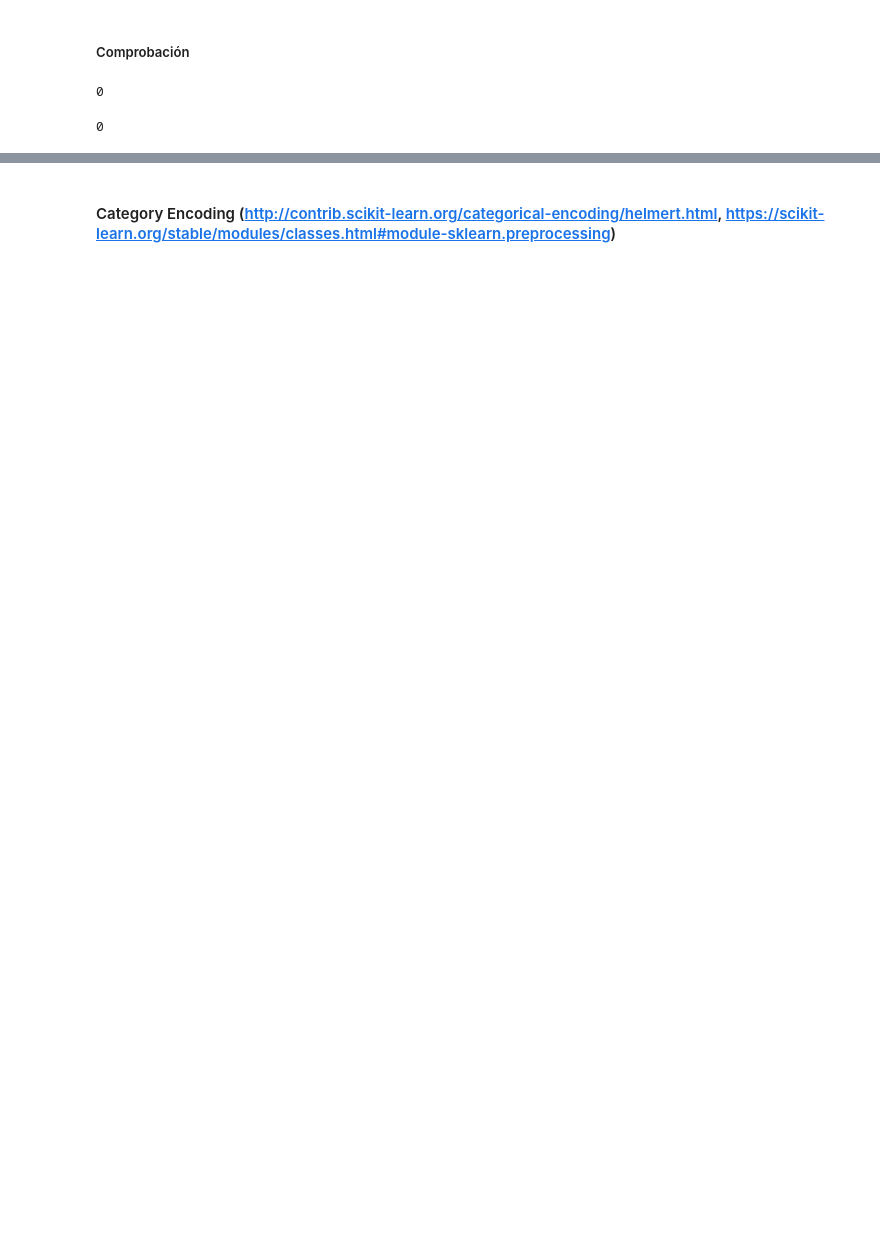
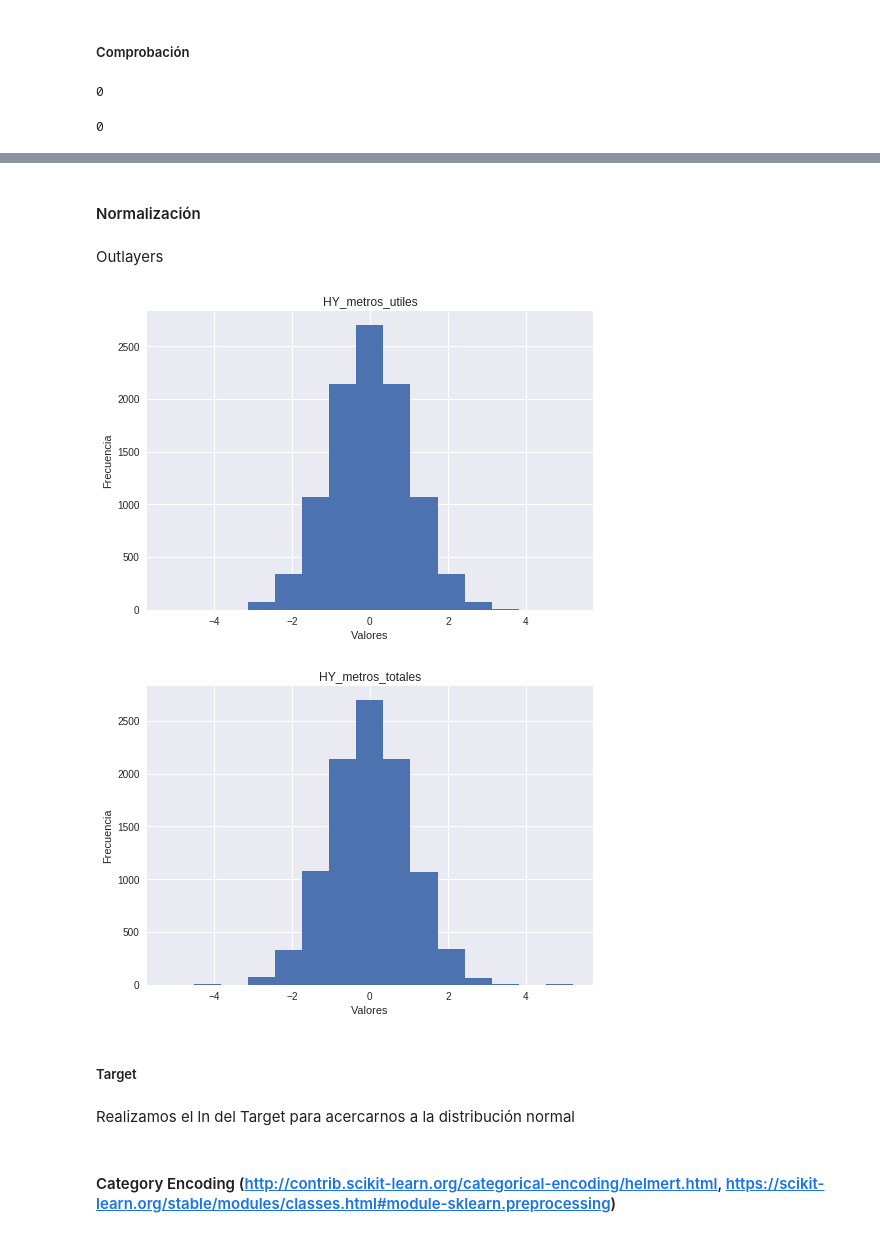
Before and after one commit to Blijf/Datathon, a Jupyter notebook: Datathon_colab.ipynb, the cells around one changed output, grey strips where cells are left out. Saved outputs shown, nothing was run; the diff lists cells and outputs as text; code cells hidden in the pictures; blank space fills up the shorter version.

```diff
--- a/Datathon_colab.ipynb
+++ b/Datathon_colab.ipynb
@@ -192,6 +206,7 @@ s_df_model=s_df_model.drop(['HY_cert_energ'],axis=1)
 # %% [markdown]
 Nos quedamos con el dataframe sin nulls
 # %%
+
 nulls_columns=s_df_model.columns[s_df_model.isna().any()]
 
 for i in nulls_columns:
@@ -204,20 +219,20 @@ for i in nulls_columns:
   df_nans=no_desired_columns(df_nans,target_column)
 
   #Rellenamos los nans con la media
-  df_nans=df_nans.fillna(df_nans.mean())
+  df_nans=df_nans.fillna(0)
 
   #Objetivo y predcitores para el clasificador
   predictors=no_desired_columns(df_notnans,target_column)
   target=df_notnans[target_column]
 
   #Clasificador
-  regtree= DecisionTreeRegressor(min_samples_split=25,min_samples_leaf=1,random_state=None)
-  regtree.fit(predictors,target)
+  reg= DecisionTreeRegressor(min_samples_split=10,min_samples_leaf=1,random_state=None)
+#   reg= RandomForestRegressor(n_jobs=2,n_estimators=500)
+#   reg= GradientBoostingRegressor(n_estimators=500, max_depth=4,min_samples_split=2,learning_rate=0.01)
+  reg.fit(predictors,target)
+
 
   #Predicción
   to_predict= df_nans
   name_pred_column=target_column
-  to_predict[name_pred_column]= regtree.predict(to_predict)
-
-  #Concatenamos el df de predecido y el original sin nans
-  s_df_model=pd.concat([df_notnans, to_predict],axis=0)
+  to_predict[name_pred_column]= reg.predict(to_predict)
@@ -244,0 +261,9 @@ np.isinf(s_df_model.all()).sum()
+# %% [markdown]
+#### Normalización
+# %% [markdown]
+Outlayers
+# %%
+scaler = preprocessing.RobustScaler()
+# scaler = preprocessing.MinMaxScaler()
+
+s_df_model[['HY_metros_utiles','HY_metros_totales']] = scaler.fit_transform(s_df_model[['HY_metros_utiles','HY_metros_totales']])
@@ -244,0 +276,9 @@ np.isinf(s_df_model.all()).sum()
+# %%
+histogramas(s_df_model[['HY_metros_utiles','HY_metros_totales']])
+# %% [output]
+[figure, added]
+[figure, added]
+# %% [markdown]
+##### Target
+# %% [markdown]
+Realizamos el ln del Target para acercarnos a  la distribución normal
```
Also changed, not shown: parts of 47 cells of this notebook.
